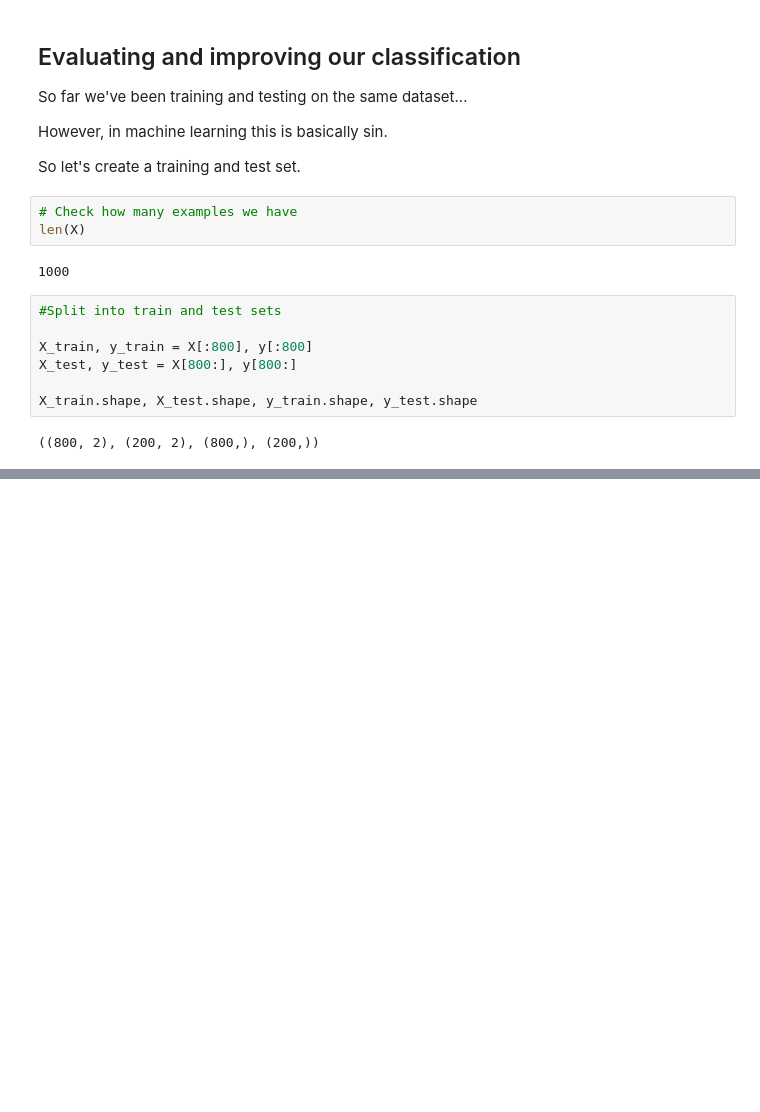
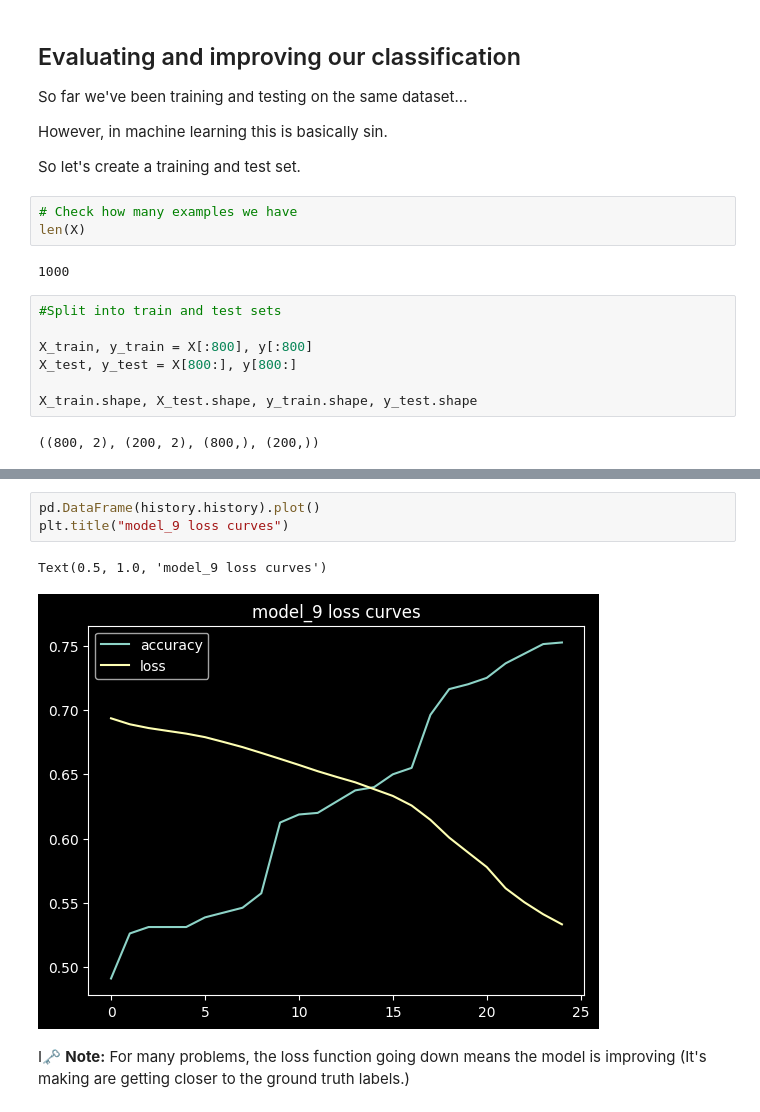
Before and after one commit to MERT-CKR/ZTM-Tensorflow-Course, a Jupyter notebook: 02 Neural network classification with Tensorflow/neural_network_classification.ipynb, the cells around one changed output, grey strips where cells are left out. Cells and saved outputs as stored; diff of their text form; blank space fills up the shorter version.

```diff
--- a/02 Neural network classification with Tensorflow/neural_network_classification.ipynb
+++ b/02 Neural network classification with Tensorflow/neural_network_classification.ipynb
@@ -660,0 +684,8 @@ Doing binary classification
+# %%
+pd.DataFrame(history.history).plot()
+plt.title("model_9 loss curves")
+# %% [output]
+Text(0.5, 1.0, 'model_9 loss curves')
+[figure, added]
+# %% [markdown]
+I🗝️ **Note:** For many problems, the loss function going down means the model is improving (It's making are getting closer to the ground truth labels.)
```
Also changed, not shown: parts of 28 cells of this notebook, 1 other file.
